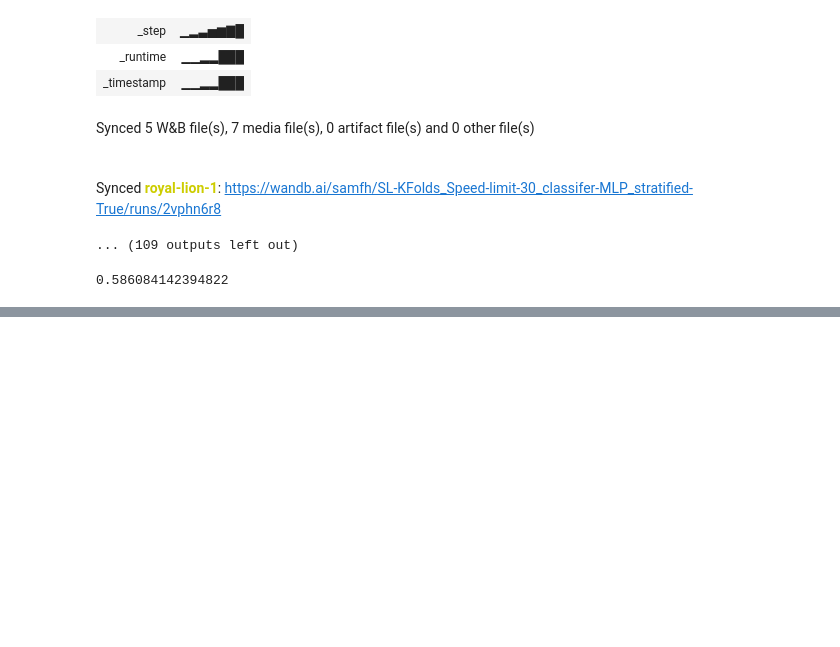
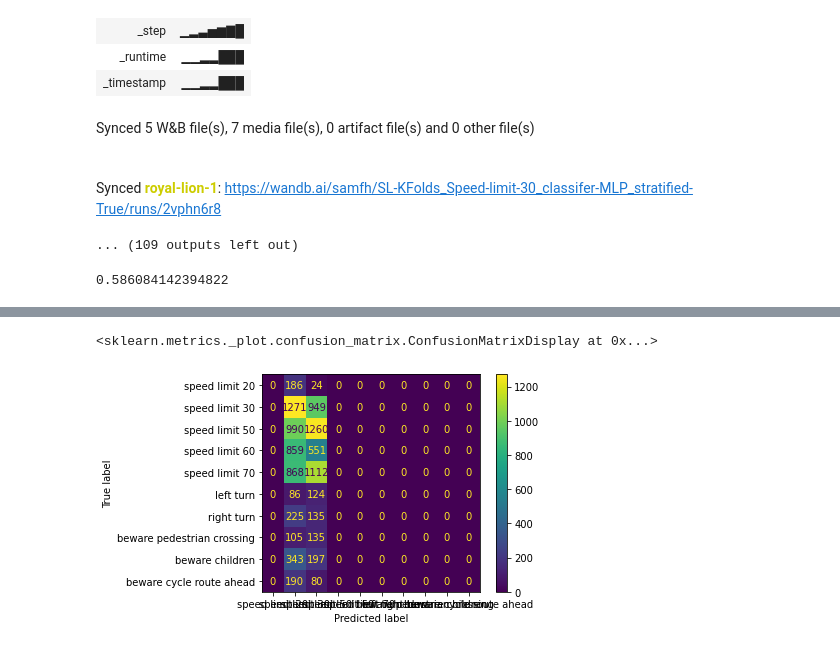
Before and after one commit to friedforfun/SupervisedLearningCW, a Jupyter notebook: Tasks/test_stuff_notebook.ipynb, the cells around one changed output, grey strips where cells are left out. Saved outputs shown, nothing was run; the diff lists cells and outputs as text; code cells hidden in the pictures; blank space fills up the shorter version.

```diff
--- a/Tasks/test_stuff_notebook.ipynb
+++ b/Tasks/test_stuff_notebook.ipynb
@@ -77,0 +102,7 @@ NameError: name 'train_test_split' is not defined
+# %%
+X_train, y_train = gd.get_data()
+X_test, y_test = gd.get_data(train=False)
+# %%
+perceptron = mlp.MultiLayerPerceptron(random_state=0, max_iter=300, hidden_layer_sizes=150, solver='lbfgs')
+# %%
+train, test = re.run_test_set_experiment(perceptron, X_train, X_test, y_train, y_test, 'MLP', 'all-classes')
@@ -77,0 +155,6 @@ NameError: name 'train_test_split' is not defined
+# %%
+train_matrix = ConfusionMatrixDisplay(train, display_labels=g_labels[1:])
+train_matrix.plot()
+# %% [output]
+<sklearn.metrics._plot.confusion_matrix.ConfusionMatrixDisplay at 0x...>
+[figure, added]
```
Also changed, not shown: parts of 11 cells of this notebook.
